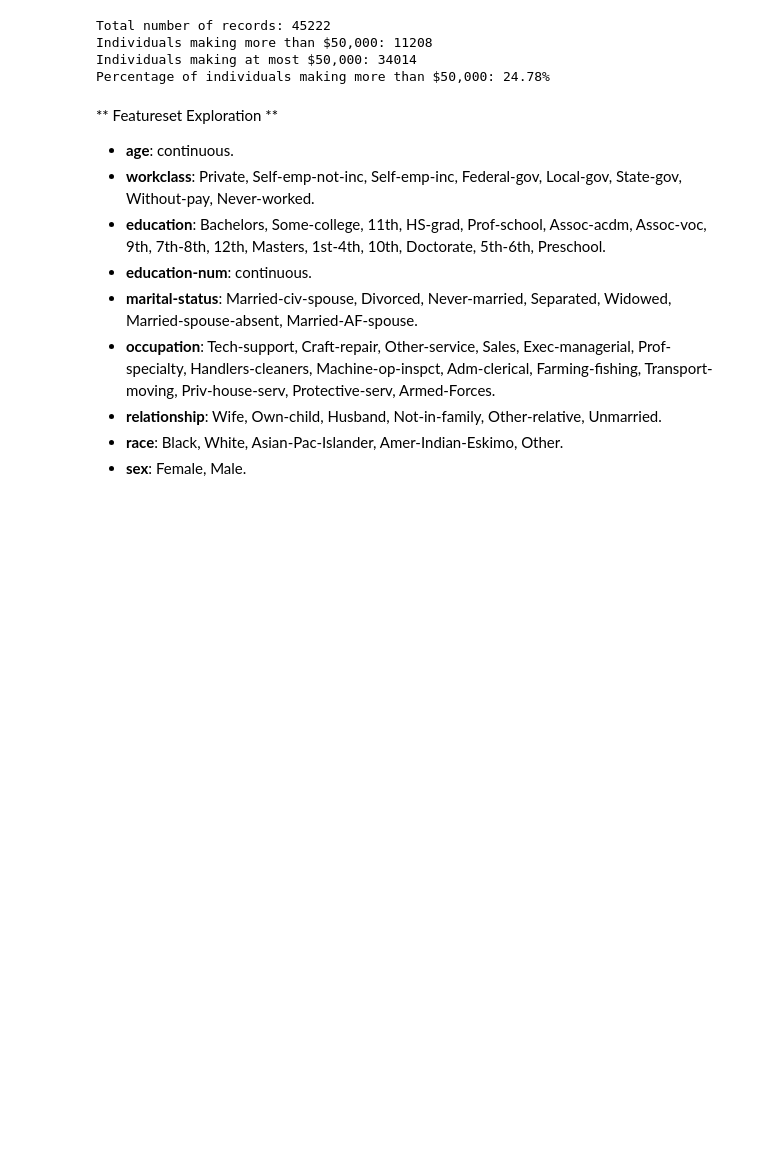
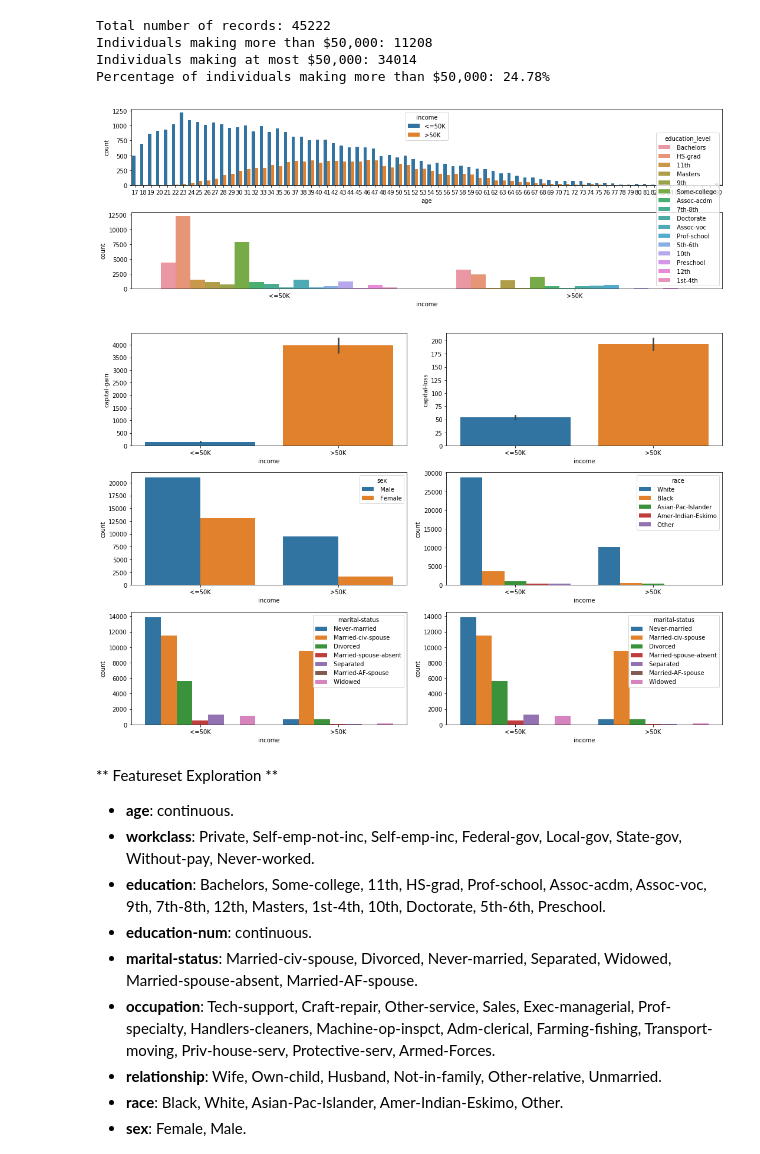
Before and after one commit to dsoellinger/Udacity-Machine-Learning-Nanodegree, a Jupyter notebook: assignments/charity_ml/finding_donors.ipynb, the cells around one changed output. Saved outputs shown, nothing was run; the diff lists cells and outputs as text; code cells hidden in the pictures; blank space fills up the shorter version.

Commit message:
Reviewer feedback

```diff
--- a/assignments/charity_ml/finding_donors.ipynb
+++ b/assignments/charity_ml/finding_donors.ipynb
@@ -71,6 +71,28 @@ Total number of records: 45222
 Individuals making more than $50,000: 11208
 Individuals making at most $50,000: 34014
 Percentage of individuals making more than $50,000: 24.78%
+# %%
+# Test: Reviewer feedback
+
+import seaborn as sns
+import matplotlib.pyplot as plt
+
+f, ax1 = plt.subplots(figsize=(15, 5), nrows=2)
+sns.countplot(x="age", hue="income", data=data, ax=ax1[0])
+sns.countplot(x="income", hue="education_level", data=data, ax=ax1[1])
+plt.tight_layout()
+
+f, ax2 = plt.subplots(figsize=(15, 10), ncols=2, nrows=3)
+sns.barplot(x='income', y='capital-gain', data=data, ax=ax2[0][0])
+sns.barplot(x='income', y='capital-loss', data=data, ax=ax2[0][1])
+sns.countplot(x="income", hue="sex", data=data, ax=ax2[1][0])
+sns.countplot(x="income", hue="race", data=data, ax=ax2[1][1])
+sns.countplot(x="income", hue="marital-status", data=data, ax=ax2[2][0])
+sns.countplot(x="income", hue="marital-status", data=data, ax=ax2[2][1])
+plt.tight_layout()
+# %% [output]
+[figure, added]
+[figure, added]
 # %% [markdown]
 ** Featureset Exploration **
 
```
Also changed, not shown: parts of 6 cells of this notebook.
